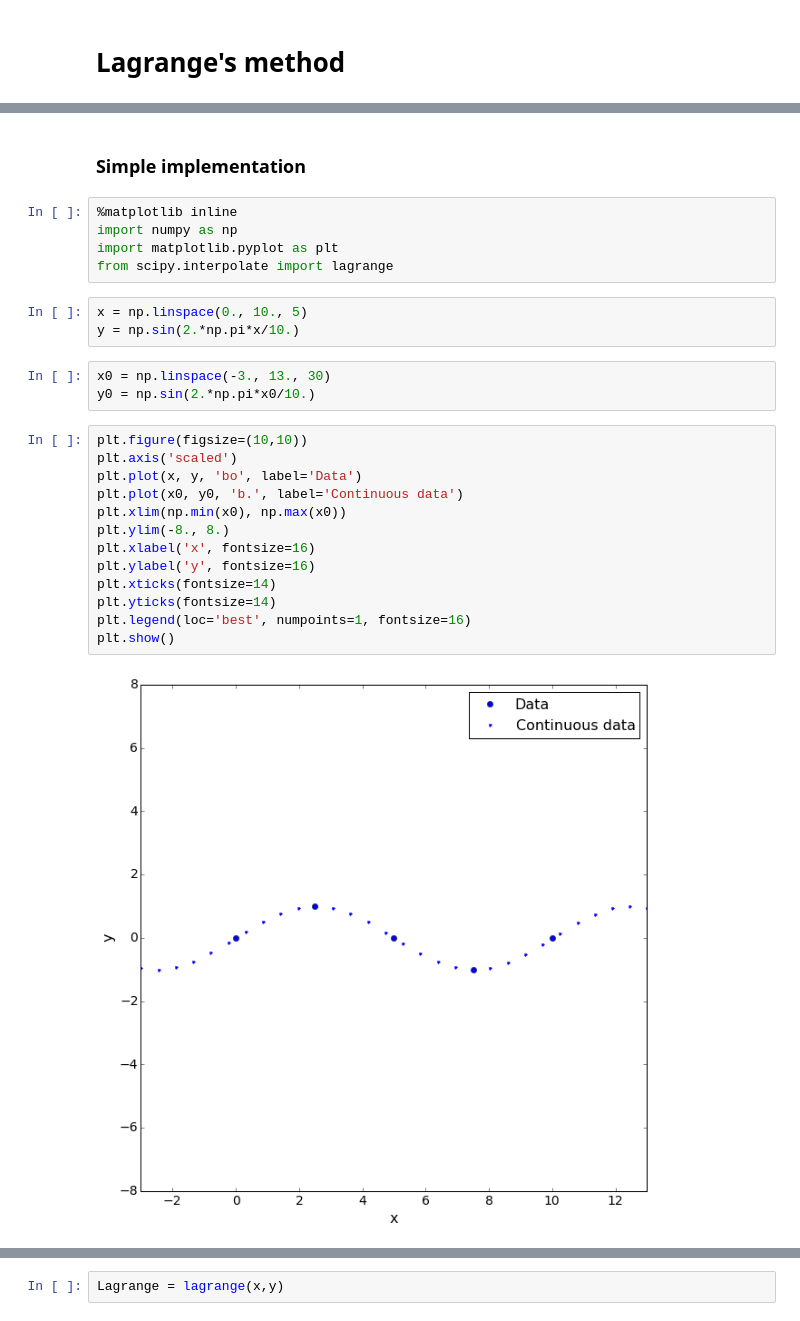
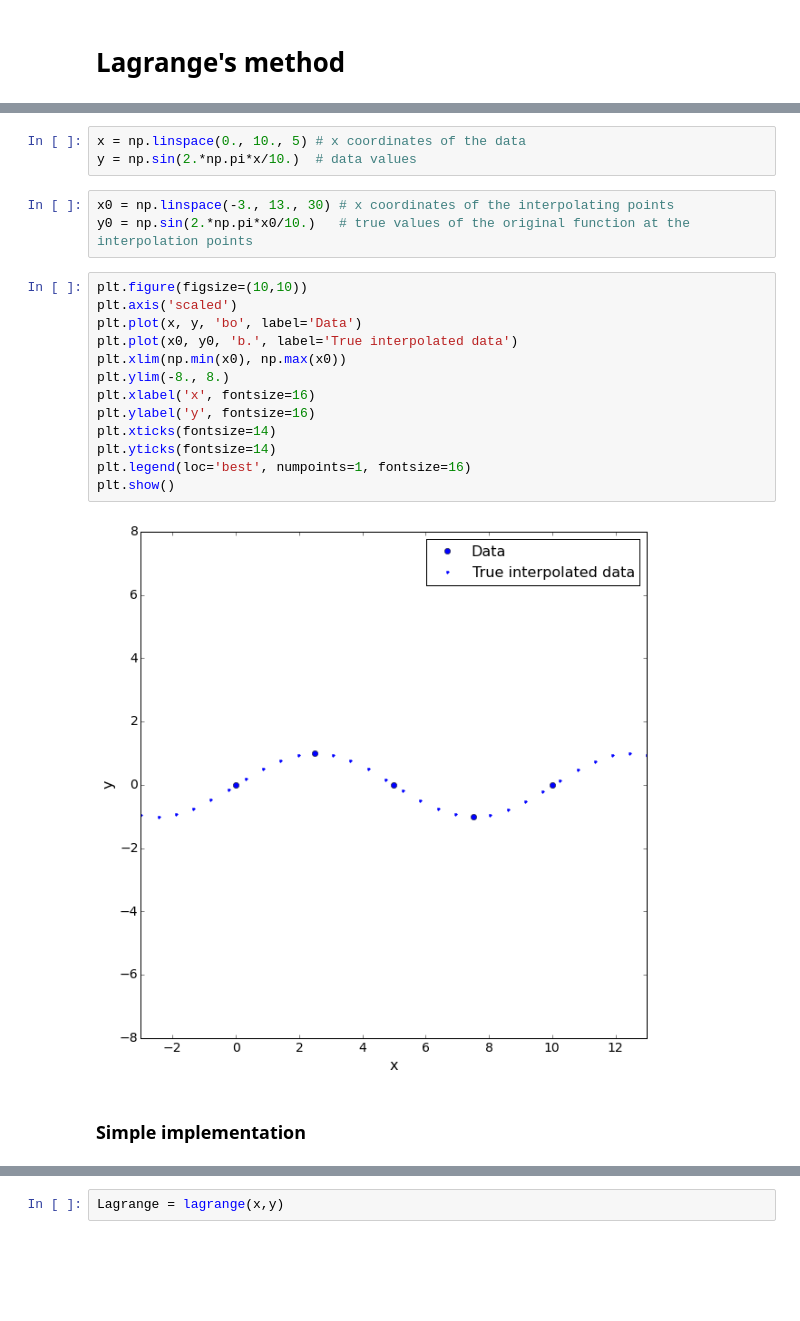
Before and after one commit to birocoles/Disciplina-metodos-computacionais, a Jupyter notebook: Content/lagrange.ipynb, the cells around one changed output, grey strips where cells are left out. Drawn from its saved outputs; the diff is of its cells as text; blank space fills up the shorter version.

```diff
--- a/Content/lagrange.ipynb
+++ b/Content/lagrange.ipynb
@@ -3,28 +13,23 @@
+# %%
+x = np.linspace(0., 10., 5) # x coordinates of the data
+y = np.sin(2.*np.pi*x/10.)  # data values
+# %%
+x0 = np.linspace(-3., 13., 30) # x coordinates of the interpolating points
+y0 = np.sin(2.*np.pi*x0/10.)   # true values of the original function at the interpolation points
+# %%
+plt.figure(figsize=(10,10))
+plt.axis('scaled')
+plt.plot(x, y, 'bo', label='Data')
+plt.plot(x0, y0, 'b.', label='True interpolated data')
+plt.xlim(np.min(x0), np.max(x0))
+plt.ylim(-8., 8.)
+plt.xlabel('x', fontsize=16)
+plt.ylabel('y', fontsize=16)
+plt.xticks(fontsize=14)
+plt.yticks(fontsize=14)
+plt.legend(loc='best', numpoints=1, fontsize=16)
+plt.show()
+# %% [output]
+[figure, added]
 # %% [markdown]
 ### Simple implementation
-# %%
-%matplotlib inline
-import numpy as np
-import matplotlib.pyplot as plt
-from scipy.interpolate import lagrange
-# %%
-x = np.linspace(0., 10., 5)
-y = np.sin(2.*np.pi*x/10.)
-# %%
-x0 = np.linspace(-3., 13., 30)
-y0 = np.sin(2.*np.pi*x0/10.)
-# %%
-plt.figure(figsize=(10,10))
-plt.axis('scaled')
-plt.plot(x, y, 'bo', label='Data')
-plt.plot(x0, y0, 'b.', label='Continuous data')
-plt.xlim(np.min(x0), np.max(x0))
-plt.ylim(-8., 8.)
-plt.xlabel('x', fontsize=16)
-plt.ylabel('y', fontsize=16)
-plt.xticks(fontsize=14)
-plt.yticks(fontsize=14)
-plt.legend(loc='best', numpoints=1, fontsize=16)
-plt.show()
-# %% [output]
-[figure, removed]
```
Also changed, not shown: parts of 23 cells of this notebook, 10 other files.
